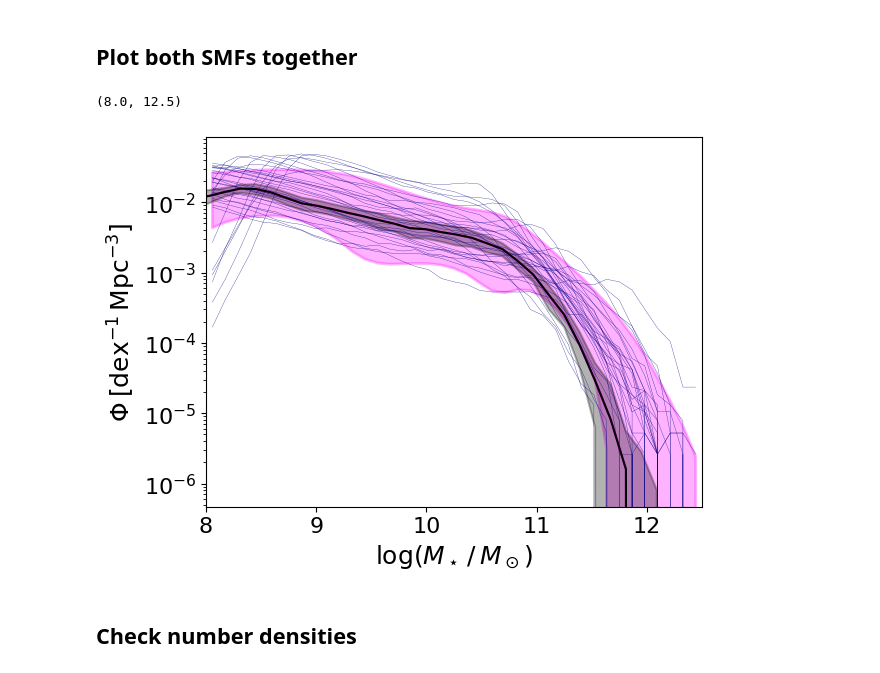
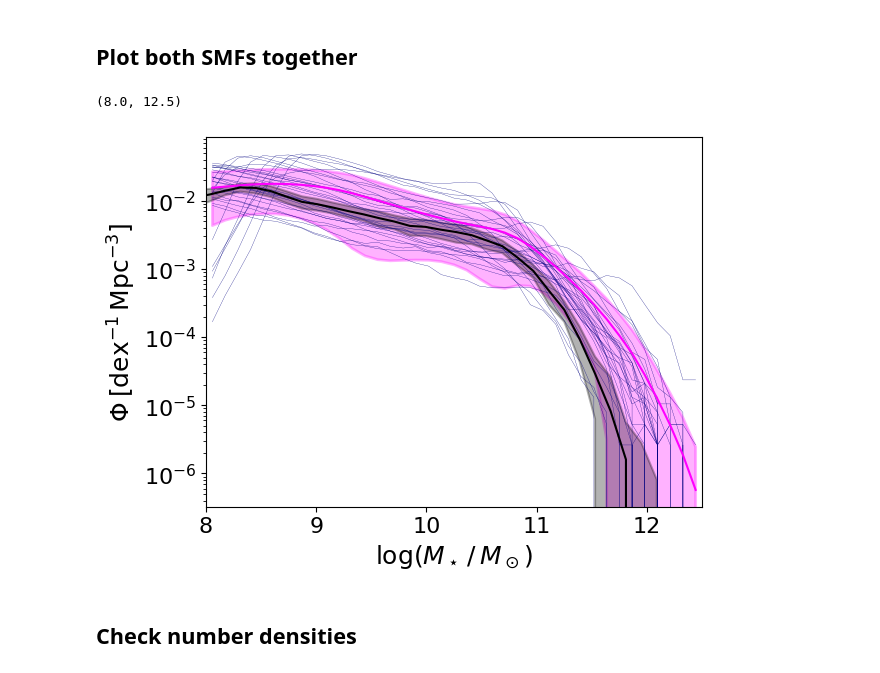
Before and after one commit to kstoreyf/biasexp-target-observable, a Jupyter notebook: notebooks/2023-11-10_camels-sam_checks.ipynb, the cells around one changed output. Cells and saved outputs as stored; diff of their text form; code cells hidden in the pictures.

```diff
--- a/notebooks/2023-11-10_camels-sam_checks.ipynb
+++ b/notebooks/2023-11-10_camels-sam_checks.ipynb
@@ -128,35 +128,35 @@ for i in range(len(log_mstars)):
 for i in range(n_plot):
     plt.plot(bins_avg, phi_norms[i], lw=0.2, color='navy')
 
 
 smf_mean = np.mean(phi_norms, axis=0)
 smf_std = np.std(phi_norms, axis=0)
-plt.plot(ms, psmf_bgs_mean, color='magenta')
+plt.plot(bins_avg, smf_mean, color='magenta')
 plt.fill_between(bins_avg,
                  (smf_mean-smf_std),
                  (smf_mean+smf_std),
                  color='magenta', alpha=0.3, lw=2,
                  label='pSMF all')
 
 plt.yscale('log')
 plt.xlabel(r'$\log(M_\star\,/\,M_\odot)$')
 plt.ylabel(r'$\Phi \: [\mathrm{dex}^{-1}\, \mathrm{Mpc}^{-3}]$')
 
 # psmf orig in (h^3 Mpc^-3); so need to mult by 0.7**3
 #rescale_noh = 0.7**3
 rescale_noh = 1
 plt.plot(ms, psmf_bgs_mean*rescale_noh, color='black')
 plt.fill_between(ms,
                  (psmf_bgs_mean-psmf_bgs_std)*rescale_noh,
                  (psmf_bgs_mean+psmf_bgs_std)*rescale_noh,
                  color='black', alpha=0.3, lw=1.5,
                  label='pSMF all')
 
 plt.xlim(8, 12.5)
 #plt.savefig('smf_camelssam_shuffled_n1-10.png')
 # %% [output]
 (8.0, 12.5)
-[figure, old version]
+[figure, new version]
 # %% [markdown]
 ## Check number densities
 # %%
```
Also changed, not shown: parts of 1 cell of this notebook, 1 other file.
